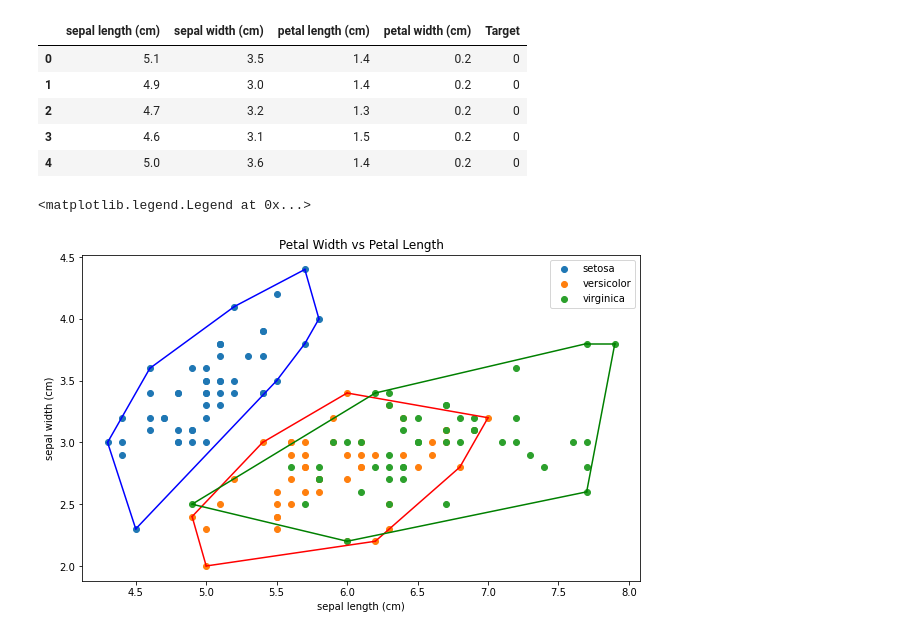
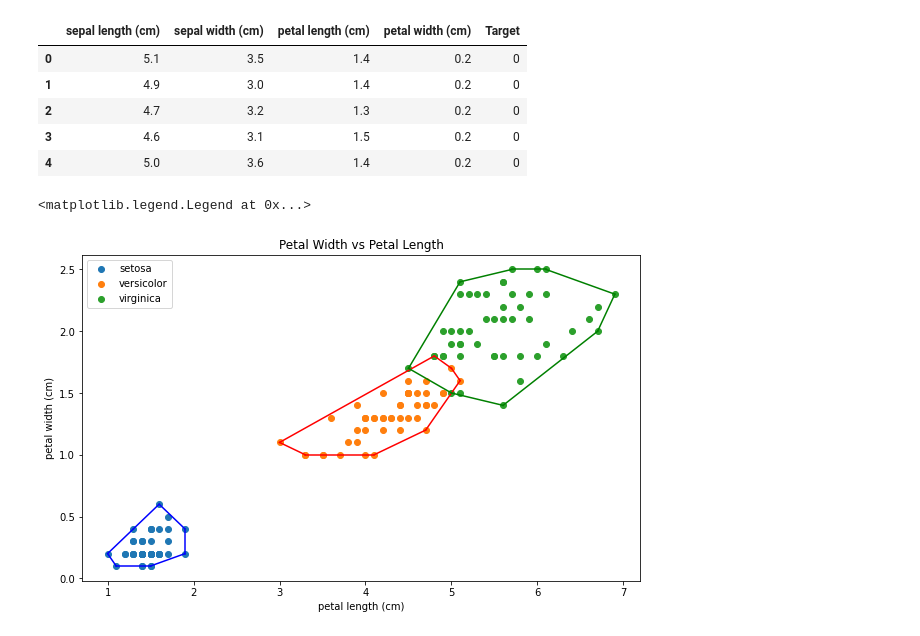
Before and after one commit to adeliaaaa/Tucil2-STIMA, a Jupyter notebook: main.ipynb, the cells around one changed output. Cells and saved outputs as stored; diff of their text form; code cells hidden in the pictures.

```diff
--- a/main.ipynb
+++ b/main.ipynb
@@ -22,21 +104,20 @@ df.head()
 | 4 | 5.0 | 3.6 | 1.4 | 0.2 | 0 |
 # %%
 #visualisasi hasil ConvexHull
-import matplotlib.pyplot as plt
-from scipy.spatial import ConvexHull
 plt.figure(figsize = (10, 6))
 colors = ['b','r','g']
 plt.title('Petal Width vs Petal Length')
-plt.xlabel(data.feature_names[0])
-plt.ylabel(data.feature_names[1])
+plt.xlabel(data.feature_names[2])
+plt.ylabel(data.feature_names[3])
 for i in range(len(data.target_names)):
     bucket = df[df['Target'] == i]
-    bucket = bucket.iloc[:,[0,1]].values
-    hull = ConvexHull(bucket) #bagian ini diganti dengan hasil implementasi ConvexHull Divide & Conquer
+    bucket = bucket.iloc[:,[2,3]].values
+    hullMonic = ConvexHullMonic(bucket) #bagian ini diganti dengan hasil implementasi ConvexHull Divide & Conquer
+    hullMonic = hullMonic.astype(int)
     plt.scatter(bucket[:, 0], bucket[:, 1], label=data.target_names[i])
-    for simplex in hull.simplices:
-        plt.plot(bucket[simplex, 0], bucket[simplex, 1], colors[i])
+    for simplexMonic in hullMonic:
+        plt.plot(bucket[simplexMonic, 0], bucket[simplexMonic, 1], colors[i])
 plt.legend()
 # %% [output]
 <matplotlib.legend.Legend at 0x...>
-[figure, old version]
+[figure, new version]
```
Also changed, not shown: parts of 3 cells of this notebook.
